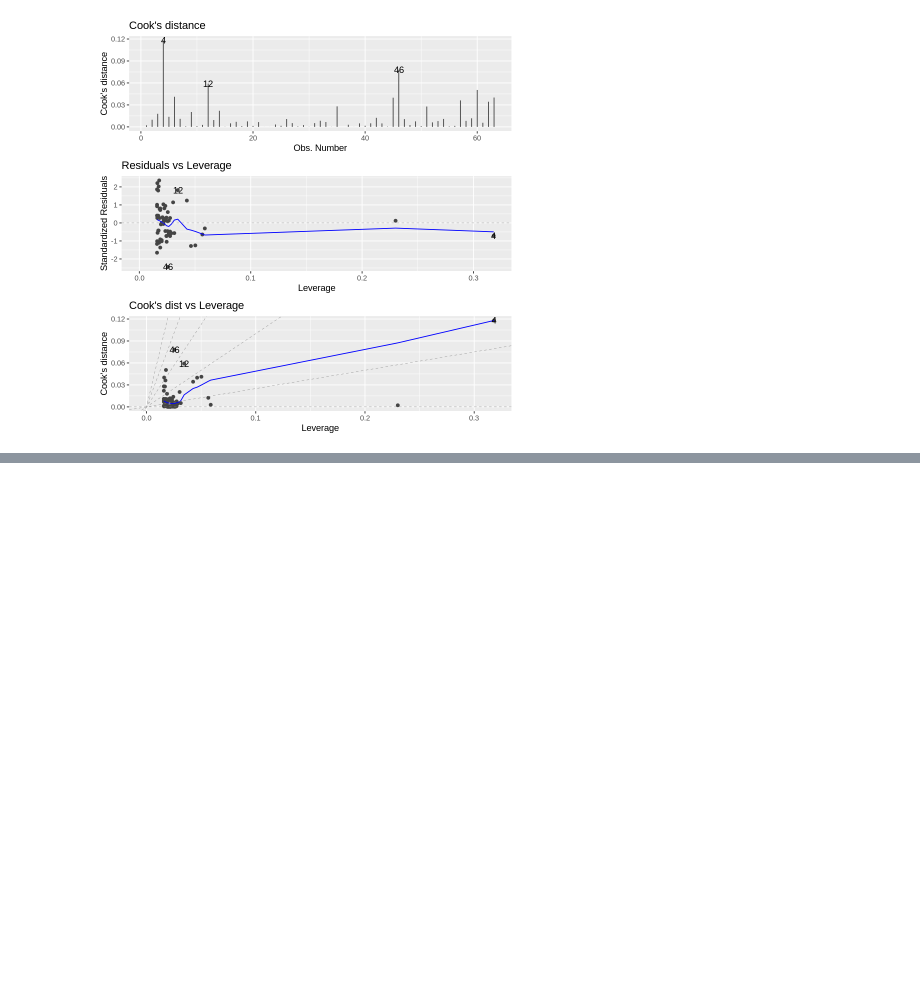
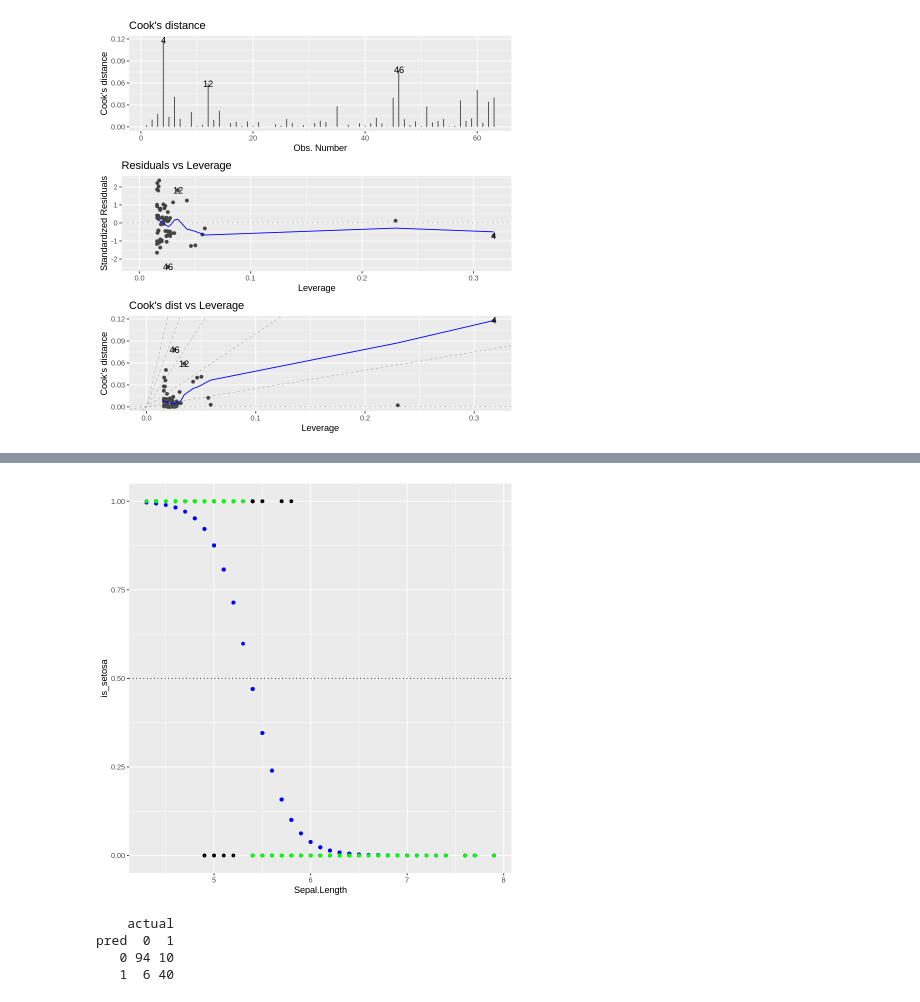
Before and after one commit to polaroidz/polaroidz, a Jupyter notebook: Regression_in_R.ipynb, the cells around one changed output, grey strips where cells are left out. Drawn from its saved outputs; the diff is of its cells as text; code cells hidden in the pictures; blank space fills up the shorter version.

```diff
--- a/Regression_in_R.ipynb
+++ b/Regression_in_R.ipynb
@@ -291,0 +312,4 @@ autoplot(model, which = 4:6, nrow = 3, ncol = 1)
+# %%
+iris$is_setosa <- as.integer(iris$Species == "setosa")
+
+head(iris)
@@ -291,0 +326,4 @@ autoplot(model, which = 4:6, nrow = 3, ncol = 1)
+# %%
+mdl_iris <- glm(
+  is_setosa ~ Sepal.Length, data = iris, family = "binomial"
+)
@@ -291,0 +343,9 @@ autoplot(model, which = 4:6, nrow = 3, ncol = 1)
+# %%
+prediction_data <- iris %>%
+  mutate(
+    is_setosa = predict(mdl_iris, iris, type = "response"),
+    is_setosa_pred = round(is_setosa),
+    odds_ratio = is_setosa / (1 - is_setosa)
+  )
+
+head(prediction_data)
@@ -291,0 +362,30 @@ autoplot(model, which = 4:6, nrow = 3, ncol = 1)
+# %%
+ggplot(iris, aes(x = Sepal.Length, y = is_setosa)) +
+  geom_point() +
+  geom_point(
+    data = prediction_data,
+    color = "blue"
+  ) +
+  geom_point(
+    aes(y = is_setosa_pred),
+    data = prediction_data,
+    color = "green"
+  ) +
+  geom_hline(
+    yintercept = 0.5,
+    linetype = "dotted"
+  )
+# %% [output]
+[figure, added]
+# %%
+actual <- iris$is_setosa
+pred <- prediction_data$is_setosa_pred
+
+outcomes <- table(pred, actual)
+
+outcomes
+# %% [output]
+    actual
+pred  0  1
+   0 94 10
+   1  6 40
```
Also changed, not shown: parts of 11 cells of this notebook.
